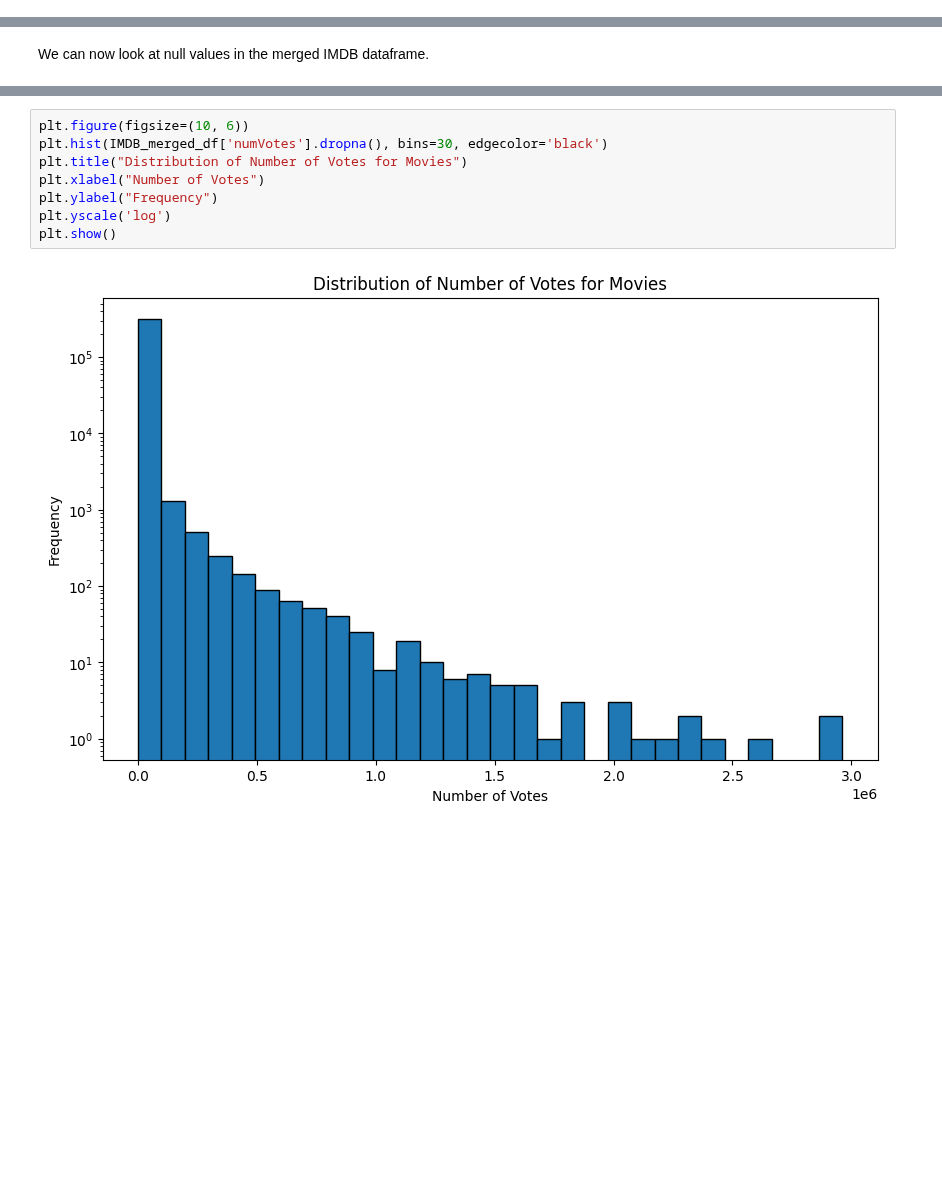
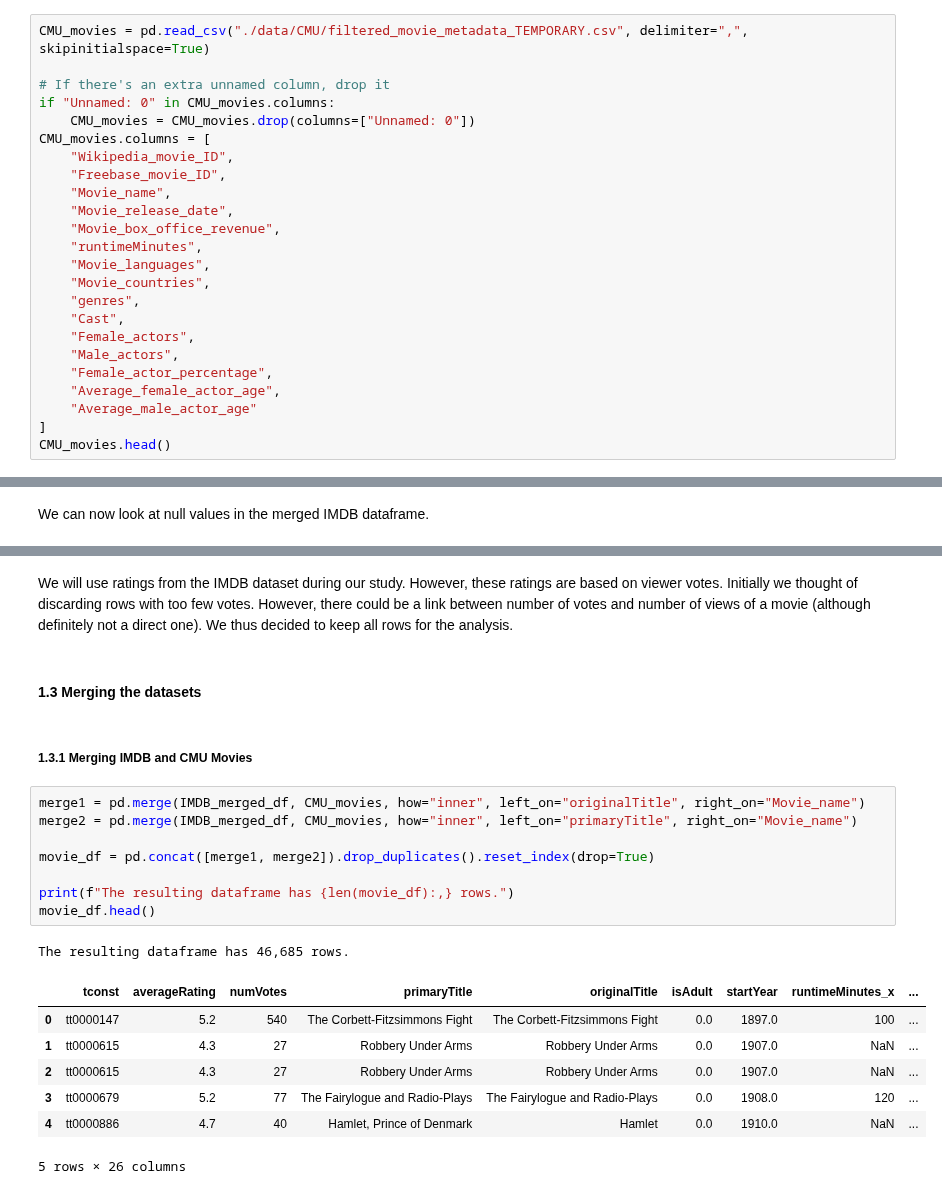
Before and after one commit to epfl-ada/ada-2024-project-kungfupandas24, a Jupyter notebook: results.ipynb, the cells around one changed output, grey strips where cells are left out. Saved outputs shown, nothing was run; the diff lists cells and outputs as text; blank space fills up the shorter version.

```diff
--- a/results.ipynb
+++ b/results.ipynb
@@ -11,3 +11,27 @@ import matplotlib.pyplot as plt
 ### 1. <u>Data cleaning and pre-processing</u>
 # %% [markdown]
 #### 1.1 CMU Dataset
+# %%
+CMU_movies = pd.read_csv("./data/CMU/filtered_movie_metadata_TEMPORARY.csv", delimiter=",", skipinitialspace=True)
+
+# If there's an extra unnamed column, drop it
+if "Unnamed: 0" in CMU_movies.columns:
+    CMU_movies = CMU_movies.drop(columns=["Unnamed: 0"])
+CMU_movies.columns = [
+    "Wikipedia_movie_ID",
+    "Freebase_movie_ID",
+    "Movie_name",
+    "Movie_release_date",
+    "Movie_box_office_revenue",
+    "runtimeMinutes",
+    "Movie_languages",
+    "Movie_countries",
+    "genres",
+    "Cast",
+    "Female_actors",
+    "Male_actors",
+    "Female_actor_percentage",
+    "Average_female_actor_age",
+    "Average_male_actor_age"
+]
+CMU_movies.head()
@@ -118,10 +182,23 @@ IMDB_merged_df.head()
-# %%
-plt.figure(figsize=(10, 6))
-plt.hist(IMDB_merged_df['numVotes'].dropna(), bins=30, edgecolor='black')
-plt.title("Distribution of Number of Votes for Movies")
-plt.xlabel("Number of Votes")
-plt.ylabel("Frequency")
-plt.yscale('log')
-plt.show()
-# %% [output]
-[figure, removed]
+# %% [markdown]
+We will use ratings from the IMDB dataset during our study. However, these ratings are based on viewer votes. Initially we thought of discarding rows with too few votes. However, there could be a link between number of votes and number of views of a movie (although definitely not a direct one). We thus decided to keep all rows for the analysis.
+# %% [markdown]
+#### 1.3 Merging the datasets
+# %% [markdown]
+##### 1.3.1 Merging IMDB and CMU Movies
+# %%
+merge1 = pd.merge(IMDB_merged_df, CMU_movies, how="inner", left_on="originalTitle", right_on="Movie_name")
+merge2 = pd.merge(IMDB_merged_df, CMU_movies, how="inner", left_on="primaryTitle", right_on="Movie_name")
+
+movie_df = pd.concat([merge1, merge2]).drop_duplicates().reset_index(drop=True)
+
+print(f"The resulting dataframe has {len(movie_df):,} rows.")
+movie_df.head()
+# %% [output]
+The resulting dataframe has 46,685 rows.
+|  | tconst | averageRating | numVotes | primaryTitle | originalTitle | isAdult | startYear | runtimeMinutes_x | ... |
+| 0 | tt0000147 | 5.2 | 540 | The Corbett-Fitzsimmons Fight | The Corbett-Fitzsimmons Fight | 0.0 | 1897.0 | 100 | ... |
+| 1 | tt0000615 | 4.3 | 27 | Robbery Under Arms | Robbery Under Arms | 0.0 | 1907.0 | NaN | ... |
+| 2 | tt0000615 | 4.3 | 27 | Robbery Under Arms | Robbery Under Arms | 0.0 | 1907.0 | NaN | ... |
+| 3 | tt0000679 | 5.2 | 77 | The Fairylogue and Radio-Plays | The Fairylogue and Radio-Plays | 0.0 | 1908.0 | 120 | ... |
+| 4 | tt0000886 | 4.7 | 40 | Hamlet, Prince of Denmark | Hamlet | 0.0 | 1910.0 | NaN | ... |
+5 rows × 26 columns
```
Also changed, not shown: parts of 20 cells of this notebook, 2 other files.
